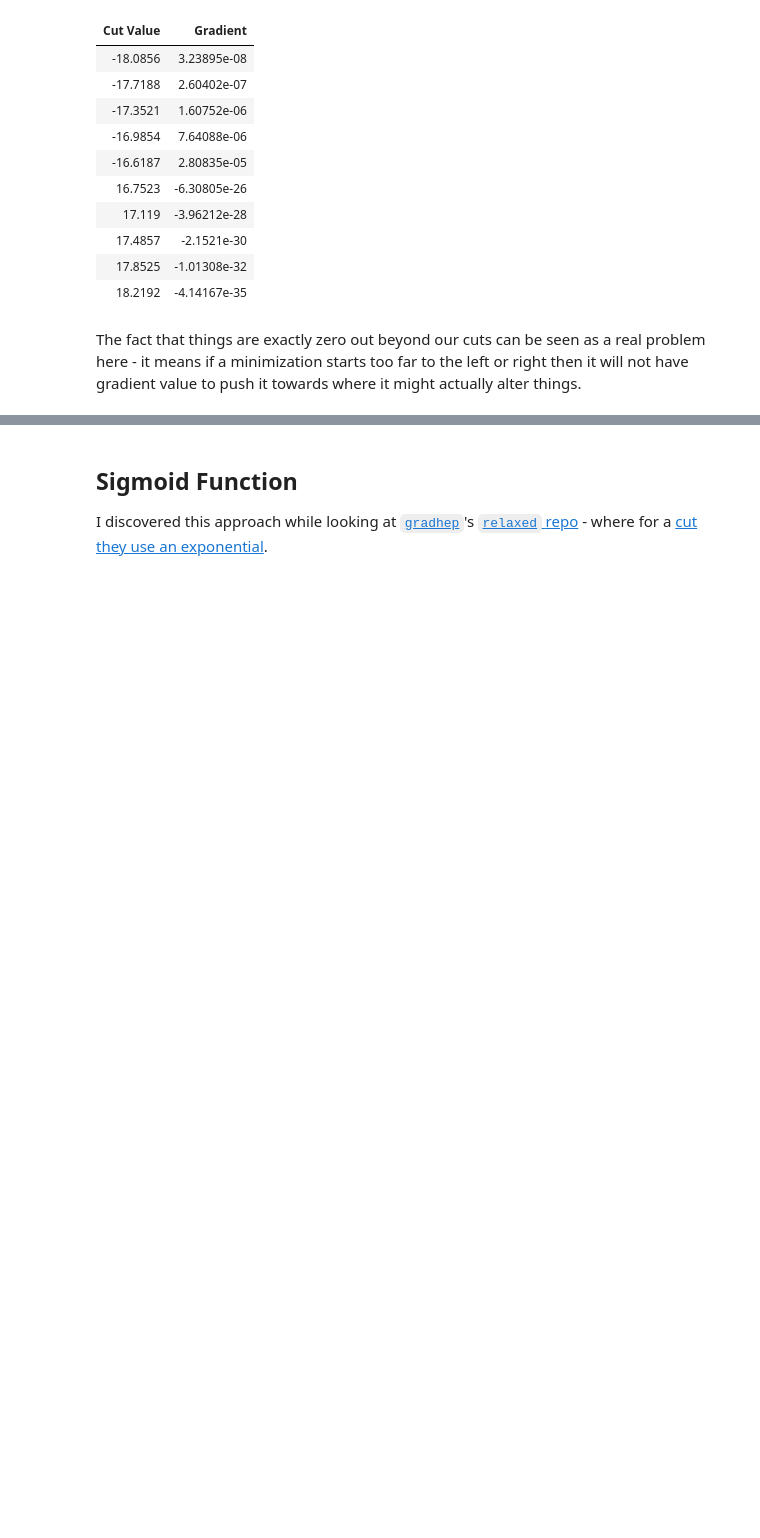
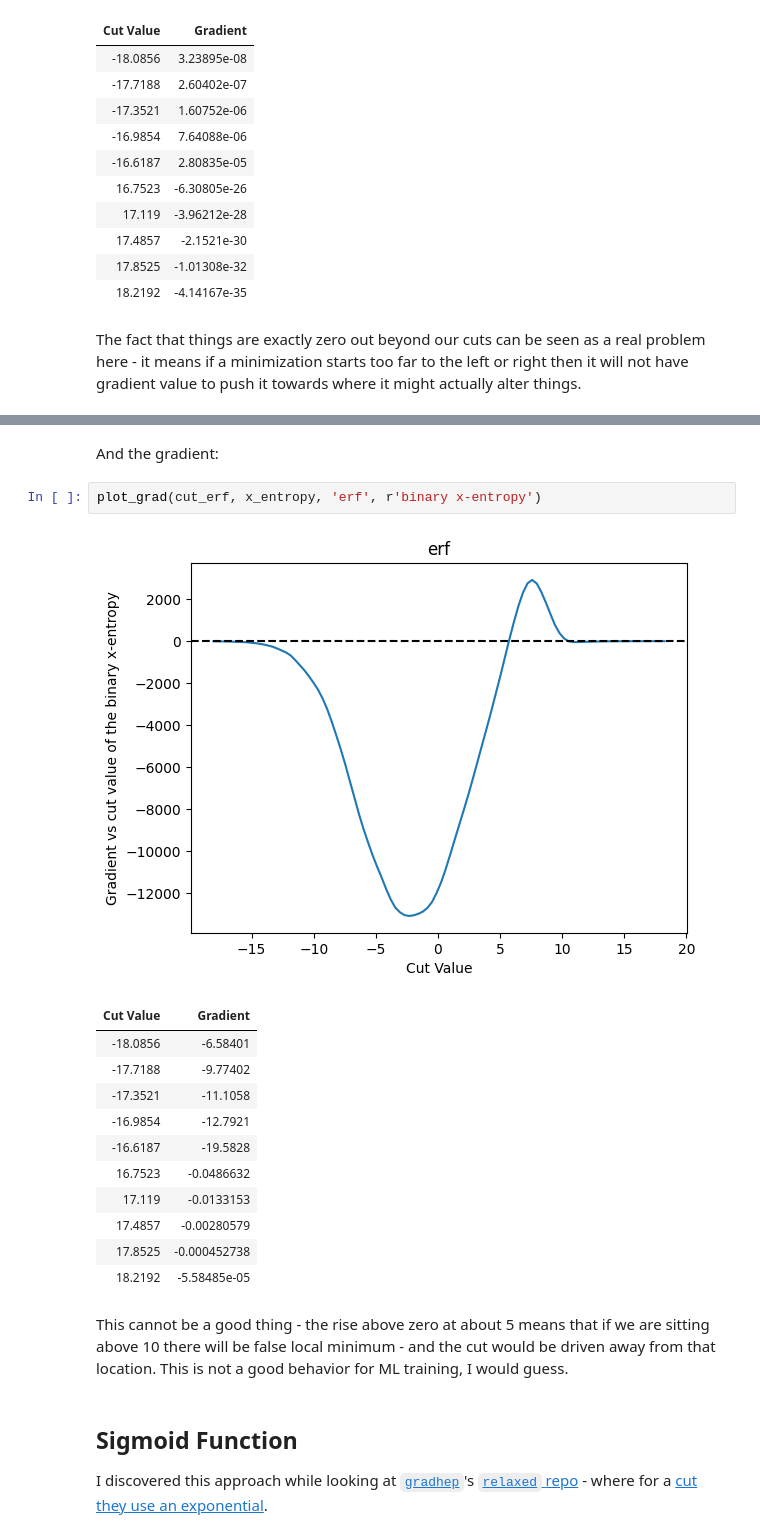
Before and after one commit to gordonwatts/diff-prog-intro, a Jupyter notebook: book/different_cut_emulations.ipynb, the cells around one changed output, grey strips where cells are left out. Cells and saved outputs as stored; diff of their text form; blank space fills up the shorter version.

```diff
--- a/book/different_cut_emulations.ipynb
+++ b/book/different_cut_emulations.ipynb
@@ -116,3 +151,22 @@ The fact that things are exactly zero out beyond our cuts can be seen as a real
+# %% [markdown]
+And the gradient:
+# %%
+plot_grad(cut_erf, x_entropy, 'erf', r'binary x-entropy')
+# %% [output]
+[figure, added]
+| Cut Value | Gradient |
+| -18.0856 | -6.58401 |
+| -17.7188 | -9.77402 |
+| -17.3521 | -11.1058 |
+| -16.9854 | -12.7921 |
+| -16.6187 | -19.5828 |
+| 16.7523 | -0.0486632 |
+| 17.119 | -0.0133153 |
+| 17.4857 | -0.00280579 |
+| 17.8525 | -0.000452738 |
+| 18.2192 | -5.58485e-05 |
+# %% [markdown]
+This cannot be a good thing - the rise above zero at about 5 means that if we are sitting above 10 there will be false local minimum - and the cut would be driven away from that location. This is not a good behavior for ML training, I would guess.
 # %% [markdown]
 ## Sigmoid Function
 
```
Also changed, not shown: parts of 21 cells of this notebook, 2 other files.
